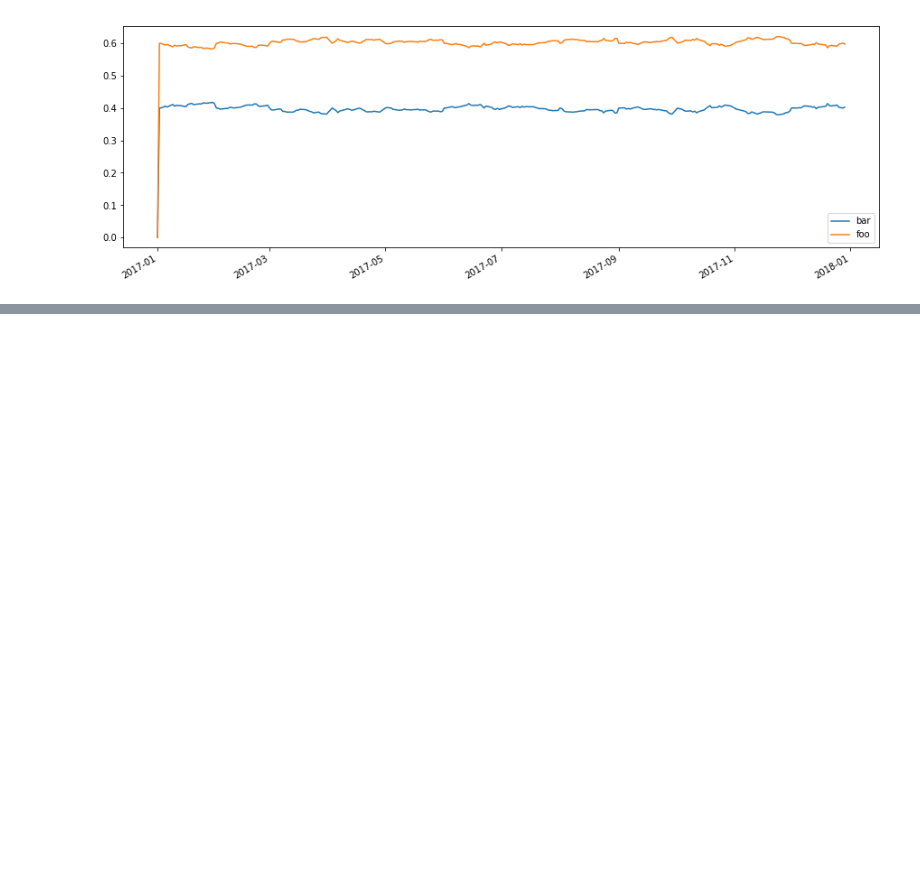
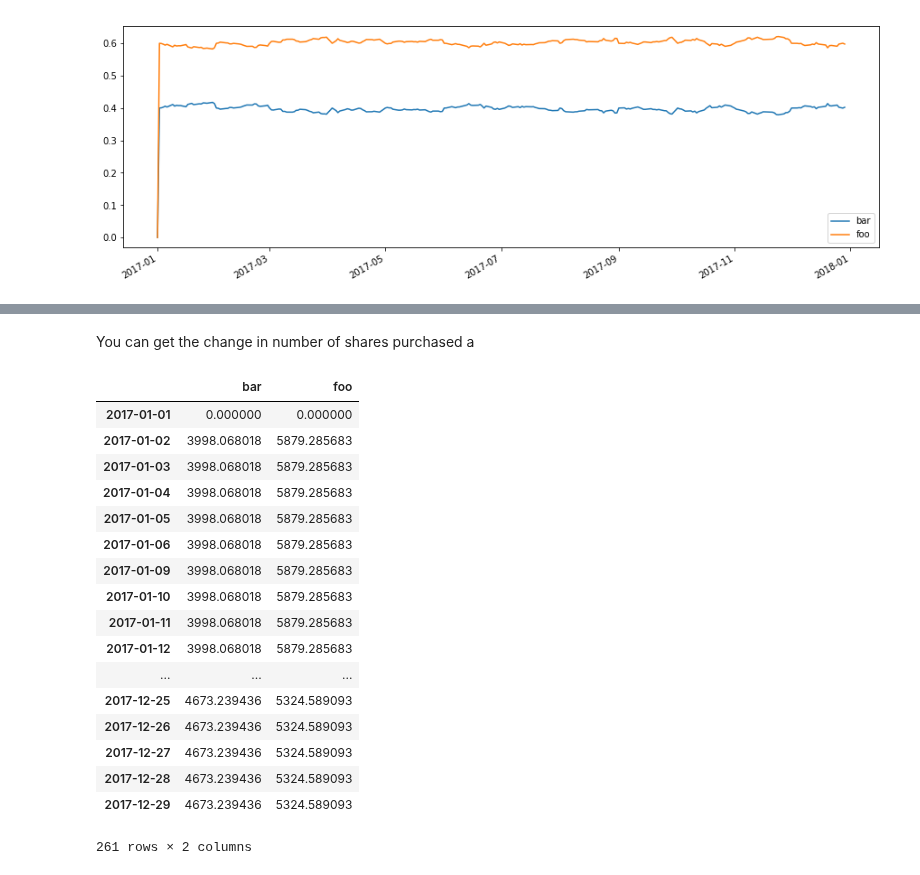
Before and after one commit to pmorissette/bt, a Jupyter notebook: examples/buy_and_hold.ipynb, the cells around one changed output, grey strips where cells are left out. Saved outputs shown, nothing was run; the diff lists cells and outputs as text; code cells hidden in the pictures; blank space fills up the shorter version.

```diff
--- a/examples/buy_and_hold.ipynb
+++ b/examples/buy_and_hold.ipynb
@@ -107,0 +126,28 @@ res.plot_security_weights()
+# %% [markdown]
+You can get the change in number of shares purchased a
+# %%
+security_names = res.backtest_list[0].strategy.outlays.columns
+
+
+res.backtest_list[0].strategy.outlays/pdf.loc[:,security_names]
+res.backtest_list[0].positions.diff(1)
+res.backtest_list[0].positions
+# %% [output]
+|  | bar | foo |
+| 2017-01-01 | 0.000000 | 0.000000 |
+| 2017-01-02 | 3998.068018 | 5879.285683 |
+| 2017-01-03 | 3998.068018 | 5879.285683 |
+| 2017-01-04 | 3998.068018 | 5879.285683 |
+| 2017-01-05 | 3998.068018 | 5879.285683 |
+| 2017-01-06 | 3998.068018 | 5879.285683 |
+| 2017-01-09 | 3998.068018 | 5879.285683 |
+| 2017-01-10 | 3998.068018 | 5879.285683 |
+| 2017-01-11 | 3998.068018 | 5879.285683 |
+| 2017-01-12 | 3998.068018 | 5879.285683 |
+| ... | ... | ... |
+| 2017-12-25 | 4673.239436 | 5324.589093 |
+| 2017-12-26 | 4673.239436 | 5324.589093 |
+| 2017-12-27 | 4673.239436 | 5324.589093 |
+| 2017-12-28 | 4673.239436 | 5324.589093 |
+| 2017-12-29 | 4673.239436 | 5324.589093 |
+261 rows × 2 columns
```
Also changed, not shown: parts of 4 cells of this notebook, 4 other files.
